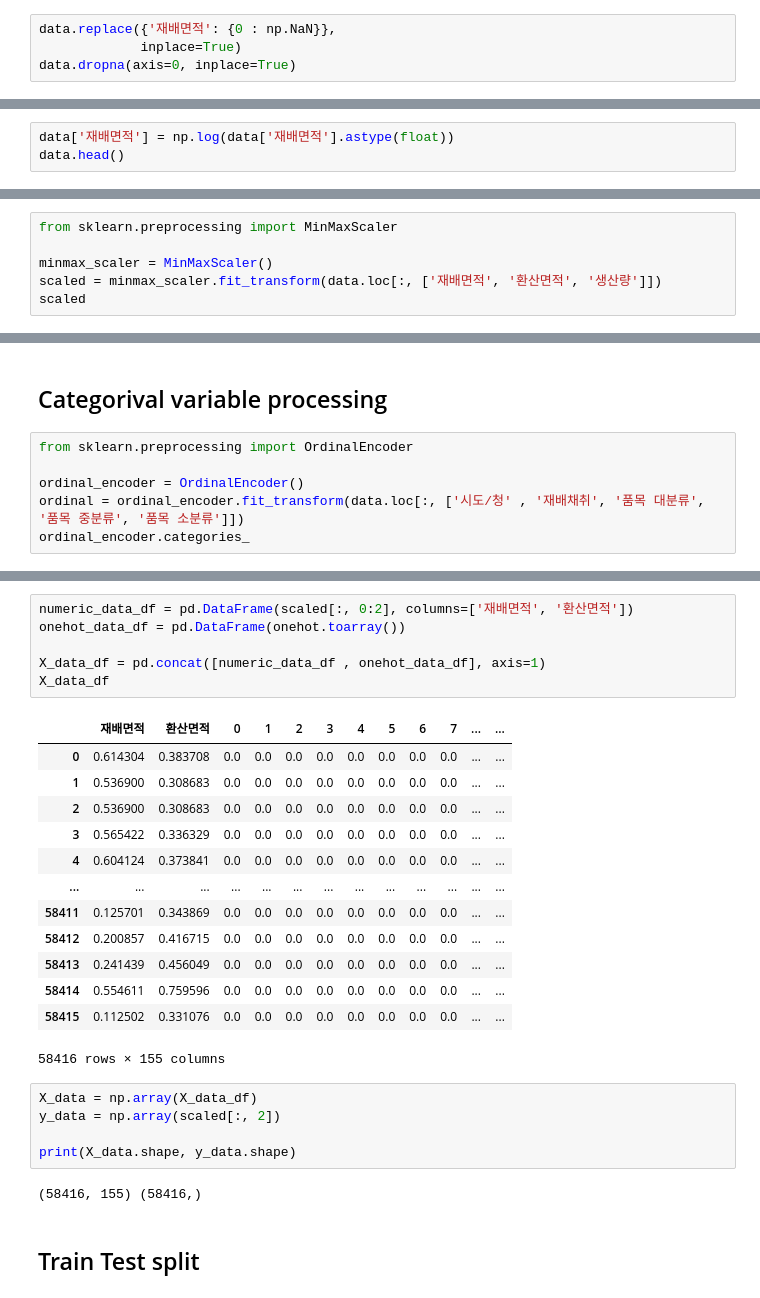
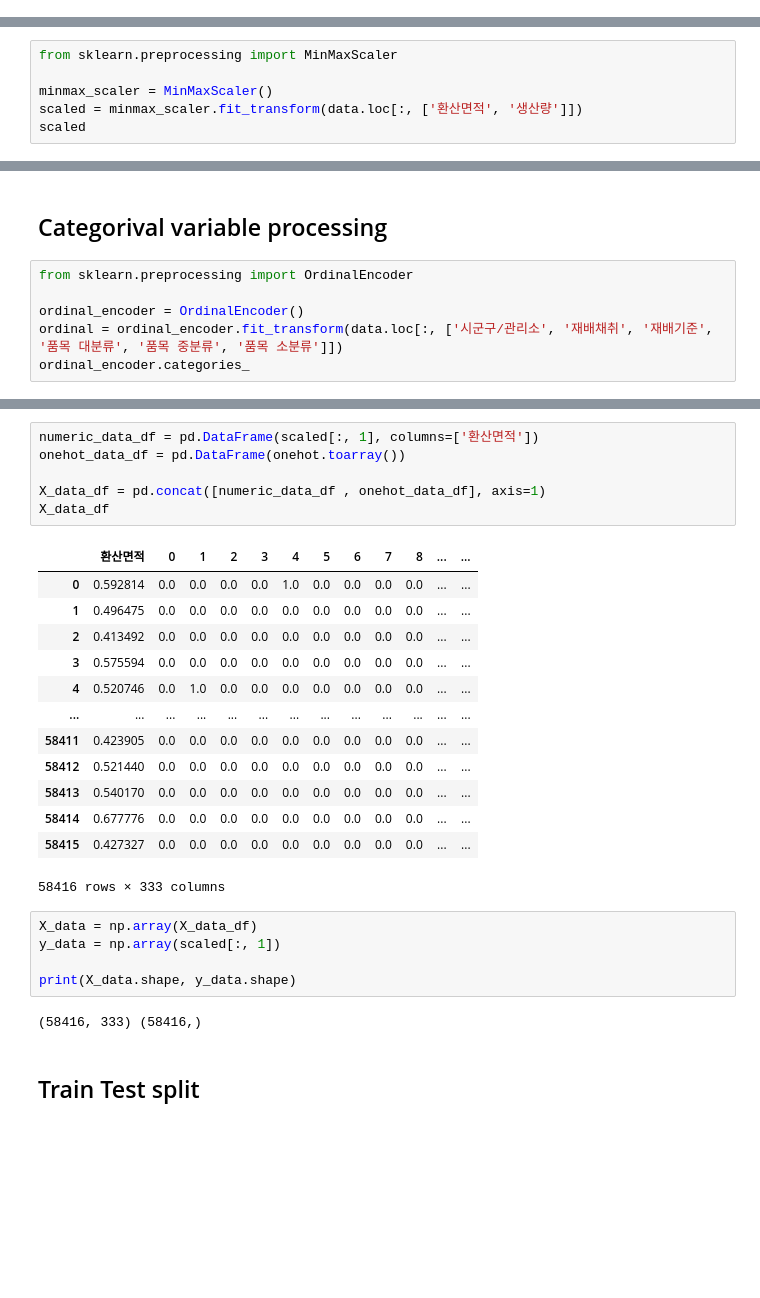
Before and after one commit to kimsunghun00/k-forest, a Jupyter notebook: K-Forest.ipynb, the cells around one changed output, grey strips where cells are left out. Drawn from its saved outputs; the diff is of its cells as text; blank space fills up the shorter version.

```diff
--- a/K-Forest.ipynb
+++ b/K-Forest.ipynb
@@ -145,4 +141,0 @@ plt.show()
-# %%
-data.replace({'재배면적': {0 : np.NaN}},
-             inplace=True)
-data.dropna(axis=0, inplace=True)
@@ -160,3 +141,0 @@ plt.show()
-# %%
-data['재배면적'] = np.log(data['재배면적'].astype(float))
-data.head()
@@ -266,6 +240,6 @@ plt.show()
 from sklearn.preprocessing import MinMaxScaler
 
 minmax_scaler = MinMaxScaler()
-scaled = minmax_scaler.fit_transform(data.loc[:, ['재배면적', '환산면적', '생산량']])
+scaled = minmax_scaler.fit_transform(data.loc[:, ['환산면적', '생산량']])
 scaled
 # %% [output]
@@ -282,6 +256,6 @@ array([[0.61430423, 0.38370847, 0.5928144 ],
 from sklearn.preprocessing import OrdinalEncoder
 
 ordinal_encoder = OrdinalEncoder()
-ordinal = ordinal_encoder.fit_transform(data.loc[:, ['시도/청' , '재배채취', '품목 대분류', '품목 중분류', '품목 소분류']])
+ordinal = ordinal_encoder.fit_transform(data.loc[:, ['시군구/관리소', '재배채취', '재배기준', '품목 대분류', '품목 중분류', '품목 소분류']])
 ordinal_encoder.categories_
 # %% [output]
@@ -336,30 +314,30 @@ print(onehot.toarray().shape)
 # %%
-numeric_data_df = pd.DataFrame(scaled[:, 0:2], columns=['재배면적', '환산면적'])
+numeric_data_df = pd.DataFrame(scaled[:, 1], columns=['환산면적'])
 onehot_data_df = pd.DataFrame(onehot.toarray())
 
 X_data_df = pd.concat([numeric_data_df , onehot_data_df], axis=1)
 X_data_df
 # %% [output]
-|  | 재배면적 | 환산면적 | 0 | 1 | 2 | 3 | 4 | 5 | 6 | 7 | ... | ... |
-| 0 | 0.614304 | 0.383708 | 0.0 | 0.0 | 0.0 | 0.0 | 0.0 | 0.0 | 0.0 | 0.0 | ... | ... |
-| 1 | 0.536900 | 0.308683 | 0.0 | 0.0 | 0.0 | 0.0 | 0.0 | 0.0 | 0.0 | 0.0 | ... | ... |
-| 2 | 0.536900 | 0.308683 | 0.0 | 0.0 | 0.0 | 0.0 | 0.0 | 0.0 | 0.0 | 0.0 | ... | ... |
-| 3 | 0.565422 | 0.336329 | 0.0 | 0.0 | 0.0 | 0.0 | 0.0 | 0.0 | 0.0 | 0.0 | ... | ... |
-| 4 | 0.604124 | 0.373841 | 0.0 | 0.0 | 0.0 | 0.0 | 0.0 | 0.0 | 0.0 | 0.0 | ... | ... |
+|  | 환산면적 | 0 | 1 | 2 | 3 | 4 | 5 | 6 | 7 | 8 | ... | ... |
+| 0 | 0.592814 | 0.0 | 0.0 | 0.0 | 0.0 | 1.0 | 0.0 | 0.0 | 0.0 | 0.0 | ... | ... |
+| 1 | 0.496475 | 0.0 | 0.0 | 0.0 | 0.0 | 0.0 | 0.0 | 0.0 | 0.0 | 0.0 | ... | ... |
+| 2 | 0.413492 | 0.0 | 0.0 | 0.0 | 0.0 | 0.0 | 0.0 | 0.0 | 0.0 | 0.0 | ... | ... |
+| 3 | 0.575594 | 0.0 | 0.0 | 0.0 | 0.0 | 0.0 | 0.0 | 0.0 | 0.0 | 0.0 | ... | ... |
+| 4 | 0.520746 | 0.0 | 1.0 | 0.0 | 0.0 | 0.0 | 0.0 | 0.0 | 0.0 | 0.0 | ... | ... |
 | ... | ... | ... | ... | ... | ... | ... | ... | ... | ... | ... | ... | ... |
-| 58411 | 0.125701 | 0.343869 | 0.0 | 0.0 | 0.0 | 0.0 | 0.0 | 0.0 | 0.0 | 0.0 | ... | ... |
-| 58412 | 0.200857 | 0.416715 | 0.0 | 0.0 | 0.0 | 0.0 | 0.0 | 0.0 | 0.0 | 0.0 | ... | ... |
-| 58413 | 0.241439 | 0.456049 | 0.0 | 0.0 | 0.0 | 0.0 | 0.0 | 0.0 | 0.0 | 0.0 | ... | ... |
-| 58414 | 0.554611 | 0.759596 | 0.0 | 0.0 | 0.0 | 0.0 | 0.0 | 0.0 | 0.0 | 0.0 | ... | ... |
-| 58415 | 0.112502 | 0.331076 | 0.0 | 0.0 | 0.0 | 0.0 | 0.0 | 0.0 | 0.0 | 0.0 | ... | ... |
+| 58411 | 0.423905 | 0.0 | 0.0 | 0.0 | 0.0 | 0.0 | 0.0 | 0.0 | 0.0 | 0.0 | ... | ... |
+| 58412 | 0.521440 | 0.0 | 0.0 | 0.0 | 0.0 | 0.0 | 0.0 | 0.0 | 0.0 | 0.0 | ... | ... |
+| 58413 | 0.540170 | 0.0 | 0.0 | 0.0 | 0.0 | 0.0 | 0.0 | 0.0 | 0.0 | 0.0 | ... | ... |
+| 58414 | 0.677776 | 0.0 | 0.0 | 0.0 | 0.0 | 0.0 | 0.0 | 0.0 | 0.0 | 0.0 | ... | ... |
+| 58415 | 0.427327 | 0.0 | 0.0 | 0.0 | 0.0 | 0.0 | 0.0 | 0.0 | 0.0 | 0.0 | ... | ... |
-58416 rows × 155 columns
+58416 rows × 333 columns
 # %%
 X_data = np.array(X_data_df)
-y_data = np.array(scaled[:, 2])
+y_data = np.array(scaled[:, 1])
 
 print(X_data.shape, y_data.shape)
 # %% [output]
-(58416, 155) (58416,)
+(58416, 333) (58416,)
 # %% [markdown]
 ## Train Test split
 # %%
```
Also changed, not shown: parts of 35 cells of this notebook.
